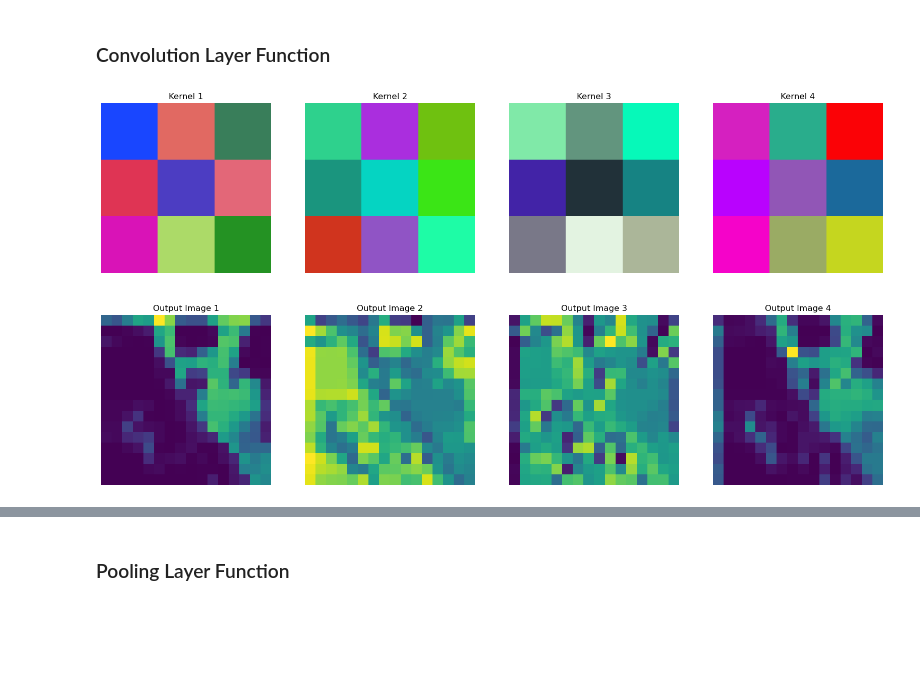
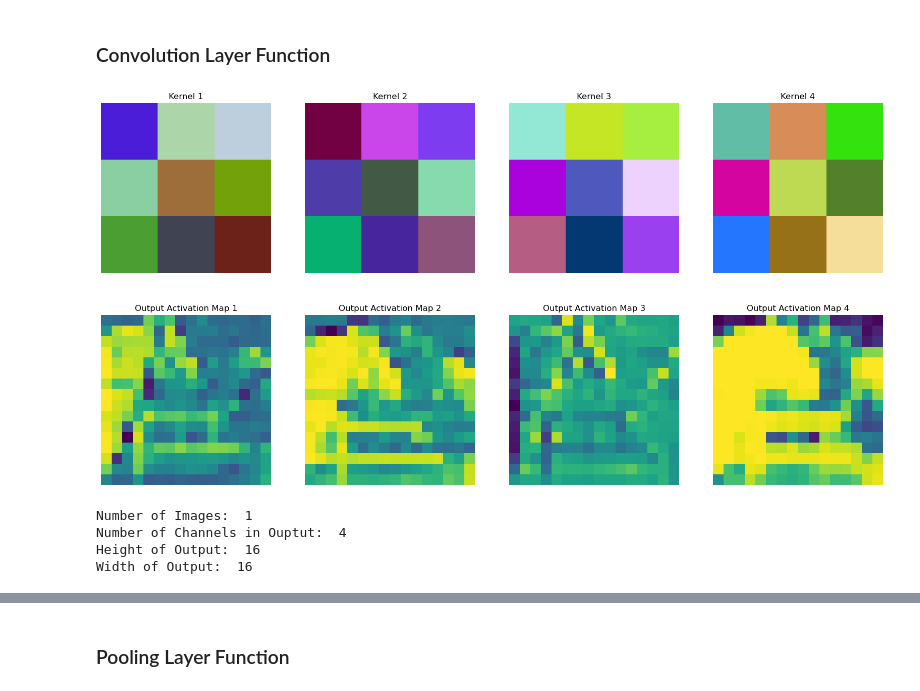
Before and after one commit to Divyanshu-Bhatt/EE6380-Deep-Learning, a Jupyter notebook: Assignment4/Assignment4.ipynb, the cells around one changed output, grey strips where cells are left out. Saved outputs shown, nothing was run; the diff lists cells and outputs as text; code cells hidden in the pictures; blank space fills up the shorter version.

```diff
--- a/Assignment4/Assignment4.ipynb
+++ b/Assignment4/Assignment4.ipynb
@@ -242,22 +242,32 @@ def convolutionLayer(images, kernels, stride, padding, non_linearityFn):
 # %%
 kernels = np.random.randn(4, 3, 3, 3) # 4x3x3x3 kernels
 stride = (2, 2)
 padding = 1
 
-output = convolutionLayer(original_image.transpose(2, 0, 1), kernels.transpose(0, 2, 3, 1), stride, padding, sigmoid)
-plt.figure(figsize=(5*output.shape[1], 5*2))
+conv_output = convolutionLayer(original_image.transpose(2, 0, 1), kernels.transpose(0, 2, 3, 1), stride, padding, sigmoid)
+plt.figure(figsize=(5*conv_output.shape[1], 5*2))
 
-for idx in range(output.shape[1]):
-    plt.subplot(2, output.shape[1], idx + 1)
+for idx in range(conv_output.shape[1]):
+    plt.subplot(2, conv_output.shape[1], idx + 1)
     plt.imshow((kernels[idx]*255).astype(np.uint8))
     plt.axis('off')
     plt.title("Kernel " + str(idx + 1))
 
-    plt.subplot(2, output.shape[1], idx + 1 + output.shape[1])
-    plt.imshow((output[0][idx] * 255).astype(np.uint8))
+    plt.subplot(2, conv_output.shape[1], idx + 1 + conv_output.shape[1])
+    plt.imshow((conv_output[0][idx] * 255).astype(np.uint8))
     plt.axis('off')
-    plt.title("Output Image " + str(idx + 1))
+    plt.title("Output Activation Map " + str(idx + 1))
 
 plt.show()
 # %% [output]
-[figure, old version]
+[figure, new version]
+# %%
+print("Number of Images: ", conv_output.shape[0])
+print("Number of Channels in Ouptut: ", conv_output.shape[1])
+print("Height of Output: ", conv_output.shape[2])
+print("Width of Output: ", conv_output.shape[3])
+# %% [output]
+Number of Images:  1
+Number of Channels in Ouptut:  4
+Height of Output:  16
+Width of Output:  16
```
Also changed, not shown: parts of 10 cells of this notebook.
